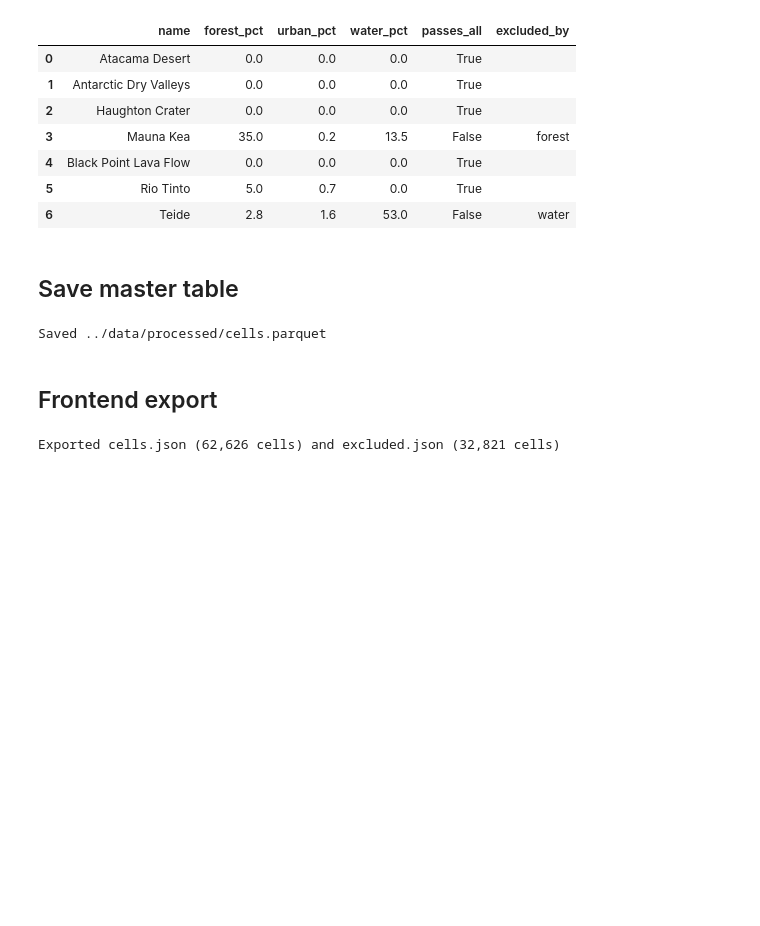
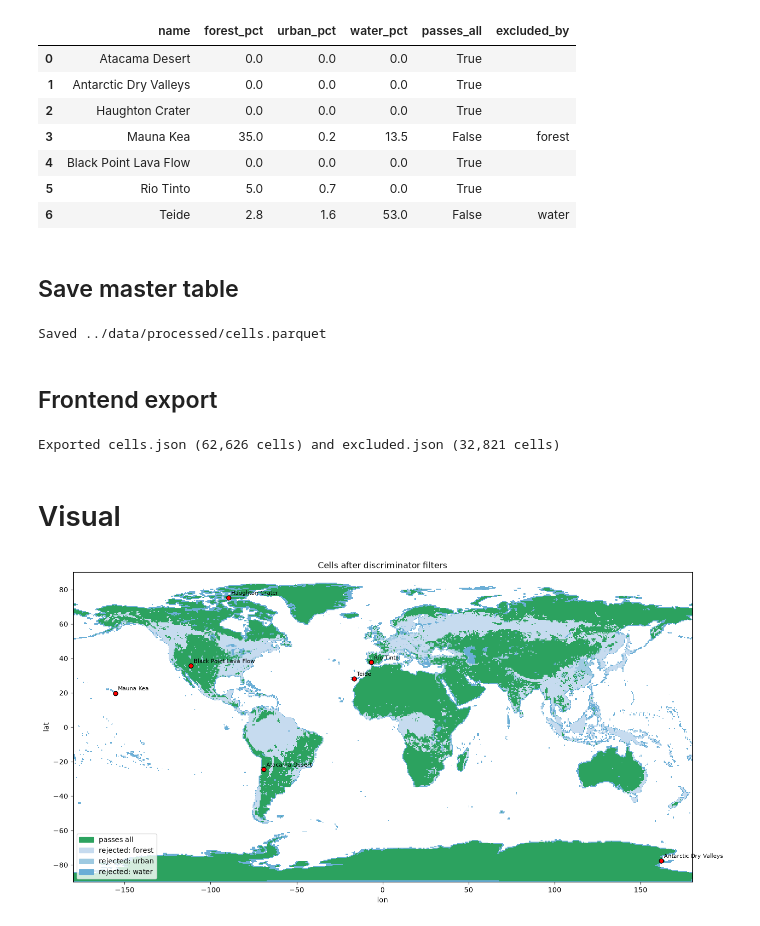
Before and after one commit to KingSherriff/NasaSpaceProject, a Jupyter notebook: notebooks/Cells filtering.ipynb, the cells around one changed output. Saved outputs shown, nothing was run; the diff lists cells and outputs as text; code cells hidden in the pictures; blank space fills up the shorter version.

Commit message:
Add visual

```diff
--- a/notebooks/Cells filtering.ipynb
+++ b/notebooks/Cells filtering.ipynb
@@ -212,3 +212,46 @@ with open(FRONT / "excluded.json", "w") as fh:
 print(f"Exported cells.json ({len(ok):,} cells) and excluded.json ({len(bad):,} cells)")
 # %% [output]
 Exported cells.json (62,626 cells) and excluded.json (32,821 cells)
+# %% [markdown]
+# Visual
+# %%
+import numpy as np
+import matplotlib.pyplot as plt
+from matplotlib.colors import ListedColormap
+from matplotlib.patches import Patch
+
+NROWS = int(180 / RES)                       # 360
+
+def to_grid(df, values):
+    """Put a per-cell value back onto the 360 x 720 grid using cell_id."""
+    grid = np.full((NROWS, NCOLS), np.nan)
+    rows, cols = np.divmod(df.cell_id.values, NCOLS)
+    grid[rows, cols] = values
+    return grid
+
+# Category per cell: 0 = passes, 1.. = first filter that rejected it
+names = list(FILTERS)
+def first_fail(r):
+    for i, n in enumerate(names, start=1):
+        if not r[f"pass_{n}"]:
+            return i
+    return 0
+cat = cells.apply(first_fail, axis=1).values
+grid = to_grid(cells, cat)
+
+colors = ["#2ca25f"] + ["#c6dbef", "#9ecae1", "#6baed6", "#4292c6", "#2171b5"][:len(names)]
+fig, ax = plt.subplots(figsize=(16, 8))
+ax.imshow(grid, extent=[-180, 180, -90, 90], cmap=ListedColormap(colors),
+          vmin=0, vmax=len(names), interpolation="nearest")
+ax.scatter(analogs.lon, analogs.lat, c="red", s=40, edgecolor="k", zorder=3)
+for _, a in analogs.iterrows():
+    ax.annotate(a["name"], (a.lon, a.lat), xytext=(4, 4), textcoords="offset points", fontsize=8)
+
+legend = [Patch(color=colors[0], label="passes all")] + \
+         [Patch(color=colors[i], label=f"rejected: {n}") for i, n in enumerate(names, start=1)]
+ax.legend(handles=legend, loc="lower left")
+ax.set_title("Cells after discriminator filters")
+ax.set_xlabel("lon"); ax.set_ylabel("lat")
+plt.show()
+# %% [output]
+[figure, added]
```
